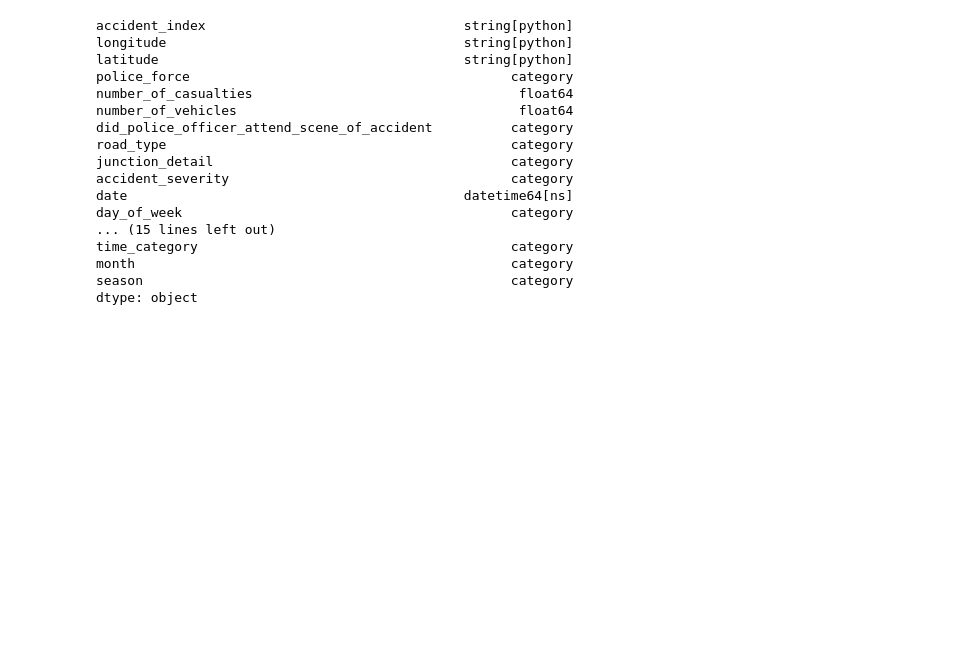
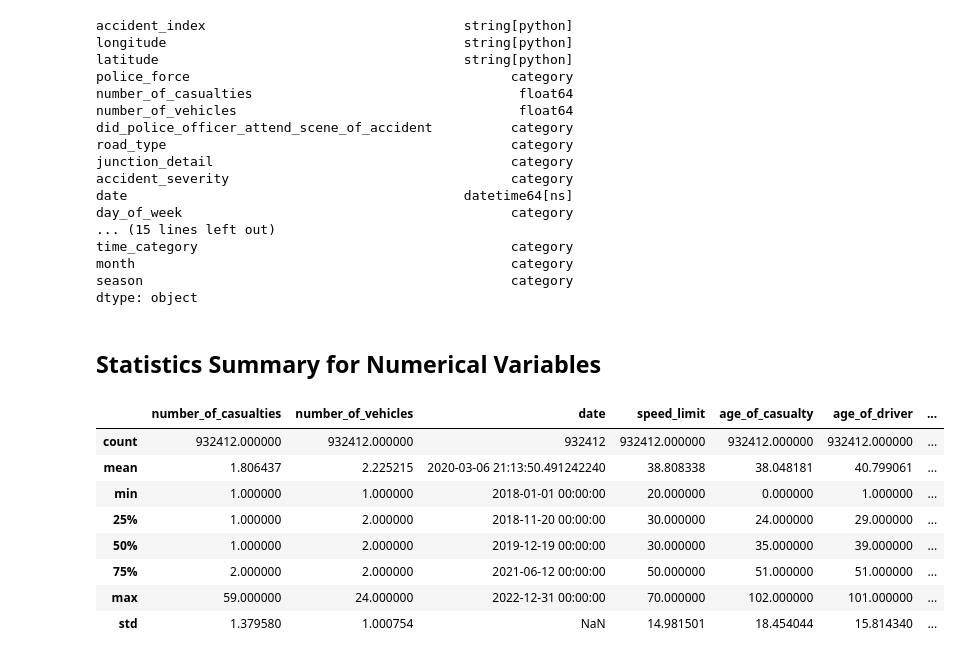
Before and after one commit to Otsemeuno/uk-road-accident, a Jupyter notebook: projectone_exploratory.ipynb, the cells around one changed output. Cells and saved outputs as stored; diff of their text form; code cells hidden in the pictures; blank space fills up the shorter version.

```diff
--- a/projectone_exploratory.ipynb
+++ b/projectone_exploratory.ipynb
@@ -120,3 +120,17 @@ time_category                                        category
 month                                                category
 season                                               category
 dtype: object
+# %% [markdown]
+## Statistics Summary for Numerical Variables
+# %%
+df.describe()
+# %% [output]
+|  | number_of_casualties | number_of_vehicles | date | speed_limit | age_of_casualty | age_of_driver | ... |
+| count | 932412.000000 | 932412.000000 | 932412 | 932412.000000 | 932412.000000 | 932412.000000 | ... |
+| mean | 1.806437 | 2.225215 | 2020-03-06 21:13:50.491242240 | 38.808338 | 38.048181 | 40.799061 | ... |
+| min | 1.000000 | 1.000000 | 2018-01-01 00:00:00 | 20.000000 | 0.000000 | 1.000000 | ... |
+| 25% | 1.000000 | 2.000000 | 2018-11-20 00:00:00 | 30.000000 | 24.000000 | 29.000000 | ... |
+| 50% | 1.000000 | 2.000000 | 2019-12-19 00:00:00 | 30.000000 | 35.000000 | 39.000000 | ... |
+| 75% | 2.000000 | 2.000000 | 2021-06-12 00:00:00 | 50.000000 | 51.000000 | 51.000000 | ... |
+| max | 59.000000 | 24.000000 | 2022-12-31 00:00:00 | 70.000000 | 102.000000 | 101.000000 | ... |
+| std | 1.379580 | 1.000754 | NaN | 14.981501 | 18.454044 | 15.814340 | ... |
```
Also changed, not shown: parts of 1 cell of this notebook.
